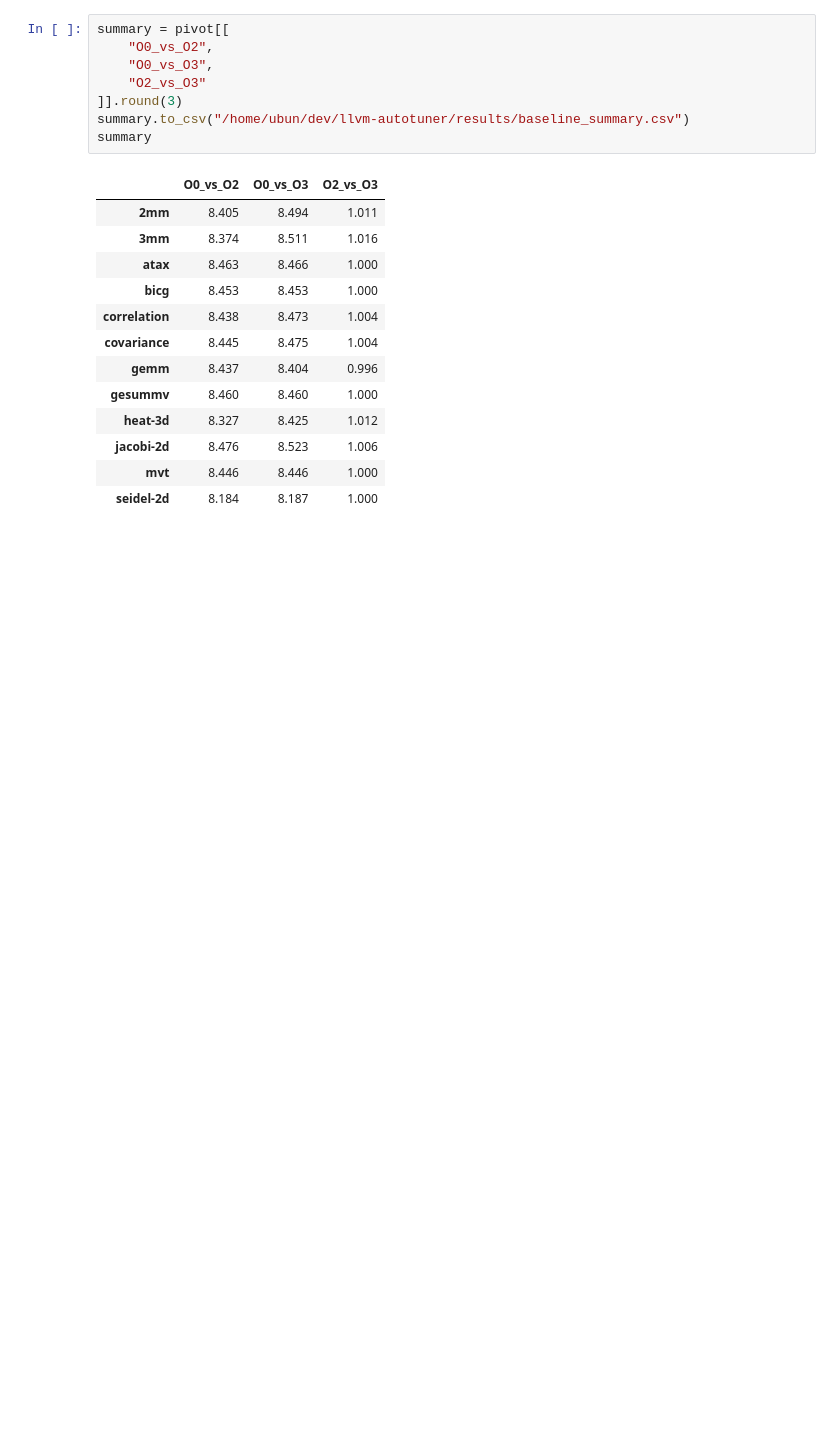
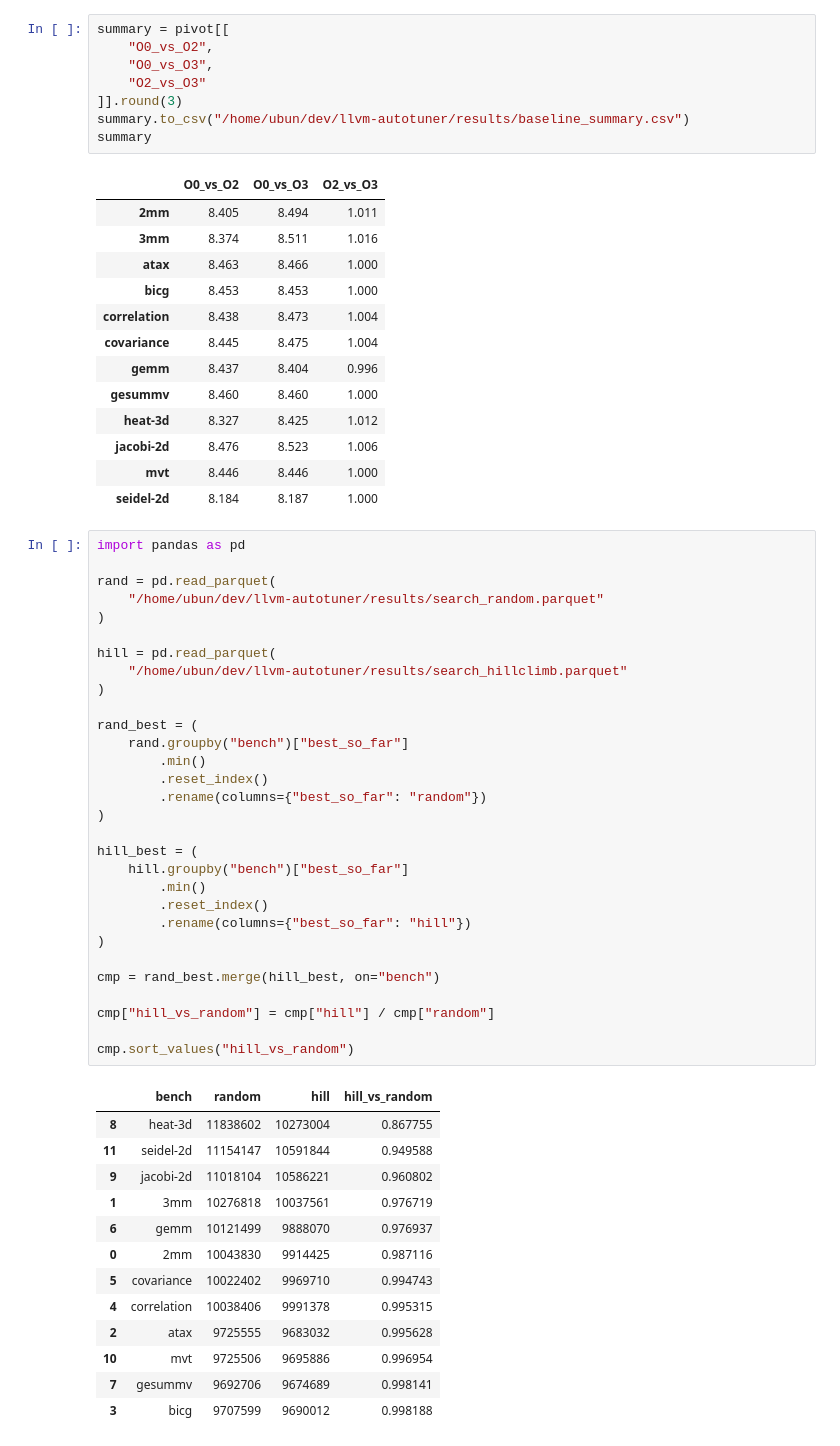
Before and after one commit to RisuKumari11/llvm-autotuner, a Jupyter notebook: notebooks/analysis.ipynb, the cells around one changed output. Saved outputs shown, nothing was run; the diff lists cells and outputs as text; blank space fills up the shorter version.

```diff
--- a/notebooks/analysis.ipynb
+++ b/notebooks/analysis.ipynb
@@ -156,3 +156,47 @@ summary
 | jacobi-2d | 8.476 | 8.523 | 1.006 |
 | mvt | 8.446 | 8.446 | 1.000 |
 | seidel-2d | 8.184 | 8.187 | 1.000 |
+# %%
+import pandas as pd
+
+rand = pd.read_parquet(
+    "/home/ubun/dev/llvm-autotuner/results/search_random.parquet"
+)
+
+hill = pd.read_parquet(
+    "/home/ubun/dev/llvm-autotuner/results/search_hillclimb.parquet"
+)
+
+rand_best = (
+    rand.groupby("bench")["best_so_far"]
+        .min()
+        .reset_index()
+        .rename(columns={"best_so_far": "random"})
+)
+
+hill_best = (
+    hill.groupby("bench")["best_so_far"]
+        .min()
+        .reset_index()
+        .rename(columns={"best_so_far": "hill"})
+)
+
+cmp = rand_best.merge(hill_best, on="bench")
+
+cmp["hill_vs_random"] = cmp["hill"] / cmp["random"]
+
+cmp.sort_values("hill_vs_random")
+# %% [output]
+|  | bench | random | hill | hill_vs_random |
+| 8 | heat-3d | 11838602 | 10273004 | 0.867755 |
+| 11 | seidel-2d | 11154147 | 10591844 | 0.949588 |
+| 9 | jacobi-2d | 11018104 | 10586221 | 0.960802 |
+| 1 | 3mm | 10276818 | 10037561 | 0.976719 |
+| 6 | gemm | 10121499 | 9888070 | 0.976937 |
+| 0 | 2mm | 10043830 | 9914425 | 0.987116 |
+| 5 | covariance | 10022402 | 9969710 | 0.994743 |
+| 4 | correlation | 10038406 | 9991378 | 0.995315 |
+| 2 | atax | 9725555 | 9683032 | 0.995628 |
+| 10 | mvt | 9725506 | 9695886 | 0.996954 |
+| 7 | gesummv | 9692706 | 9674689 | 0.998141 |
+| 3 | bicg | 9707599 | 9690012 | 0.998188 |
```
Also changed, not shown: parts of 4 cells of this notebook, 11 other files.
